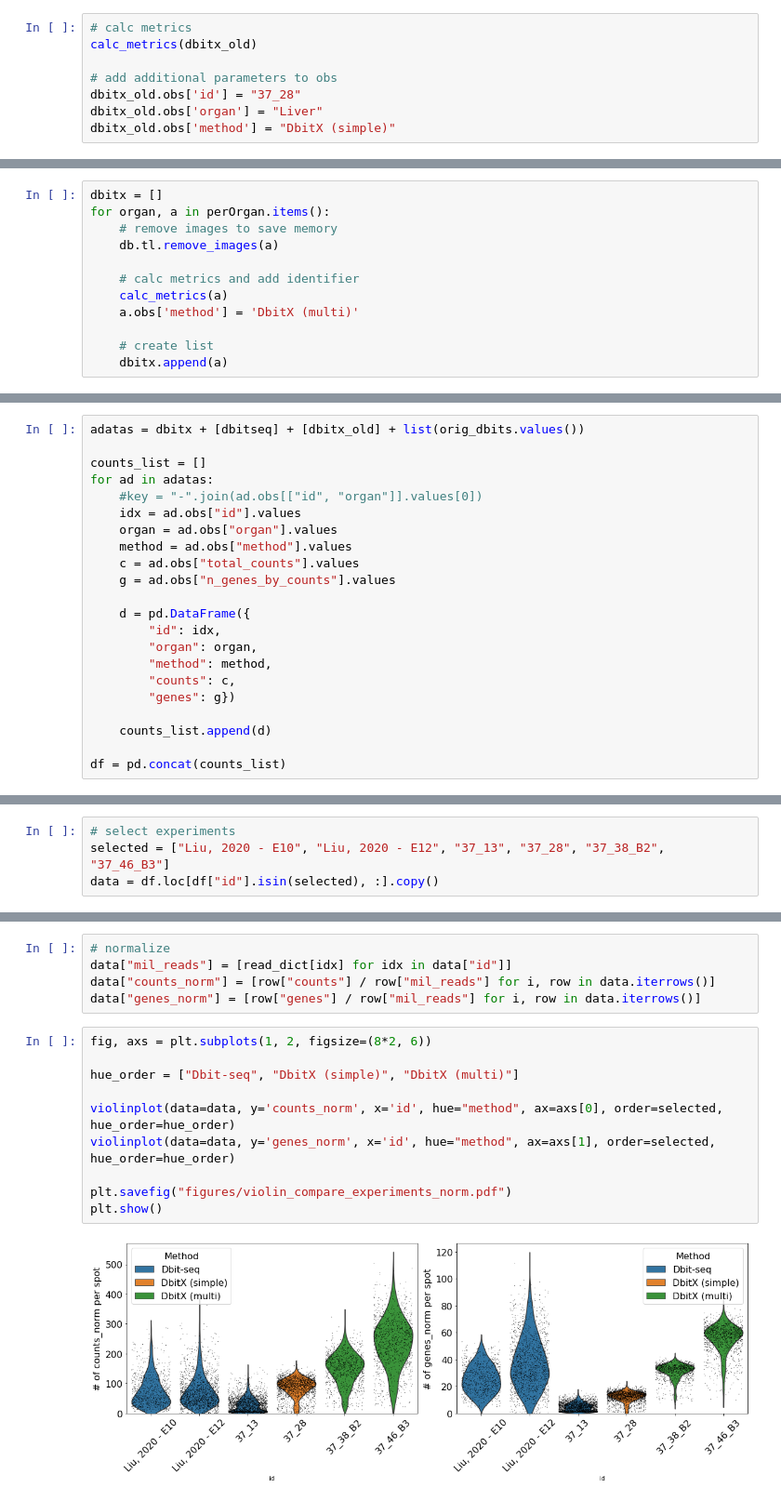
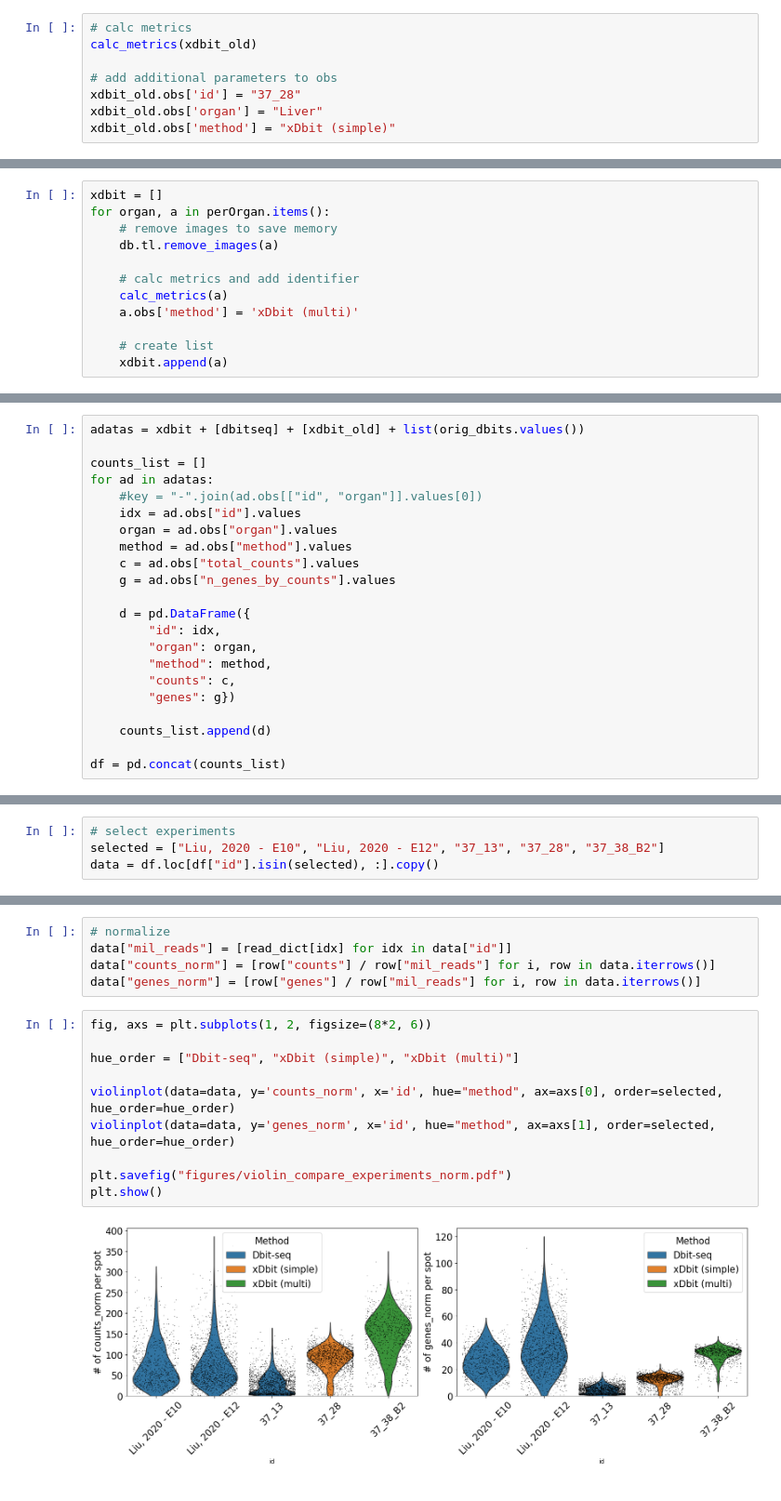
Before and after one commit to jwrth/xDBiT_toolbox, a Jupyter notebook: publication/notebooks/SpatialMouse_02_QC_Comparison experiments.ipynb, the cells around one changed output, grey strips where cells are left out. Shown: that part at 93% size. Drawn from its saved outputs; the diff is of its cells as text.

```diff
--- a/publication/notebooks/SpatialMouse_02_QC_Comparison experiments.ipynb
+++ b/publication/notebooks/SpatialMouse_02_QC_Comparison experiments.ipynb
@@ -86,9 +86,9 @@ dbitx_old = sc.read_text(dbitx_old_file).transpose()
 #### Calculate metrics
 # %%
 # calc metrics
-calc_metrics(dbitx_old)
+calc_metrics(xdbit_old)
 
 # add additional parameters to obs
-dbitx_old.obs['id'] = "37_28"
-dbitx_old.obs['organ'] = "Liver"
-dbitx_old.obs['method'] = "DbitX (simple)"
+xdbit_old.obs['id'] = "37_28"
+xdbit_old.obs['organ'] = "Liver"
+xdbit_old.obs['method'] = "xDbit (simple)"
@@ -145,16 +145,16 @@ perOrgan = {os.path.basename(f).split("_")[0]: sc.read(f) for f in input_files}
 # %% [markdown]
 #### Calculate metrics
 # %%
-dbitx = []
+xdbit = []
 for organ, a in perOrgan.items():
     # remove images to save memory
     db.tl.remove_images(a)
 
     # calc metrics and add identifier
     calc_metrics(a)
-    a.obs['method'] = 'DbitX (multi)'
+    a.obs['method'] = 'xDbit (multi)'
 
     # create list
-    dbitx.append(a)
+    xdbit.append(a)
 # %% [markdown]
 ### Concatenate all experiments
@@ -161,5 +167,5 @@ for organ, a in perOrgan.items():
 # %%
-adatas = dbitx + [dbitseq] + [dbitx_old] + list(orig_dbits.values())
+adatas = xdbit + [dbitseq] + [xdbit_old] + list(orig_dbits.values())
 
 counts_list = []
 for ad in adatas:
@@ -184,7 +190,7 @@ df = pd.concat(counts_list)
 ### Select experiments
 # %%
 # select experiments
-selected = ["Liu, 2020 - E10", "Liu, 2020 - E12", "37_13", "37_28", "37_38_B2", "37_46_B3"]
+selected = ["Liu, 2020 - E10", "Liu, 2020 - E12", "37_13", "37_28", "37_38_B2"]
 data = df.loc[df["id"].isin(selected), :].copy()
 # %% [markdown]
 # Normalization to Sequencing depth
@@ -202,12 +208,12 @@ data["genes_norm"] = [row["genes"] / row["mil_reads"] for i, row in data.iterrow
 # %%
 fig, axs = plt.subplots(1, 2, figsize=(8*2, 6))
 
-hue_order = ["Dbit-seq", "DbitX (simple)", "DbitX (multi)"]
+hue_order = ["Dbit-seq", "xDbit (simple)", "xDbit (multi)"]
 
 violinplot(data=data, y='counts_norm', x='id', hue="method", ax=axs[0], order=selected, hue_order=hue_order)
 violinplot(data=data, y='genes_norm', x='id', hue="method", ax=axs[1], order=selected, hue_order=hue_order)
 
 plt.savefig("figures/violin_compare_experiments_norm.pdf")
 plt.show()
 # %% [output]
-[figure, old version]
+[figure, new version]
```
Also changed, not shown: parts of 6 cells of this notebook.
